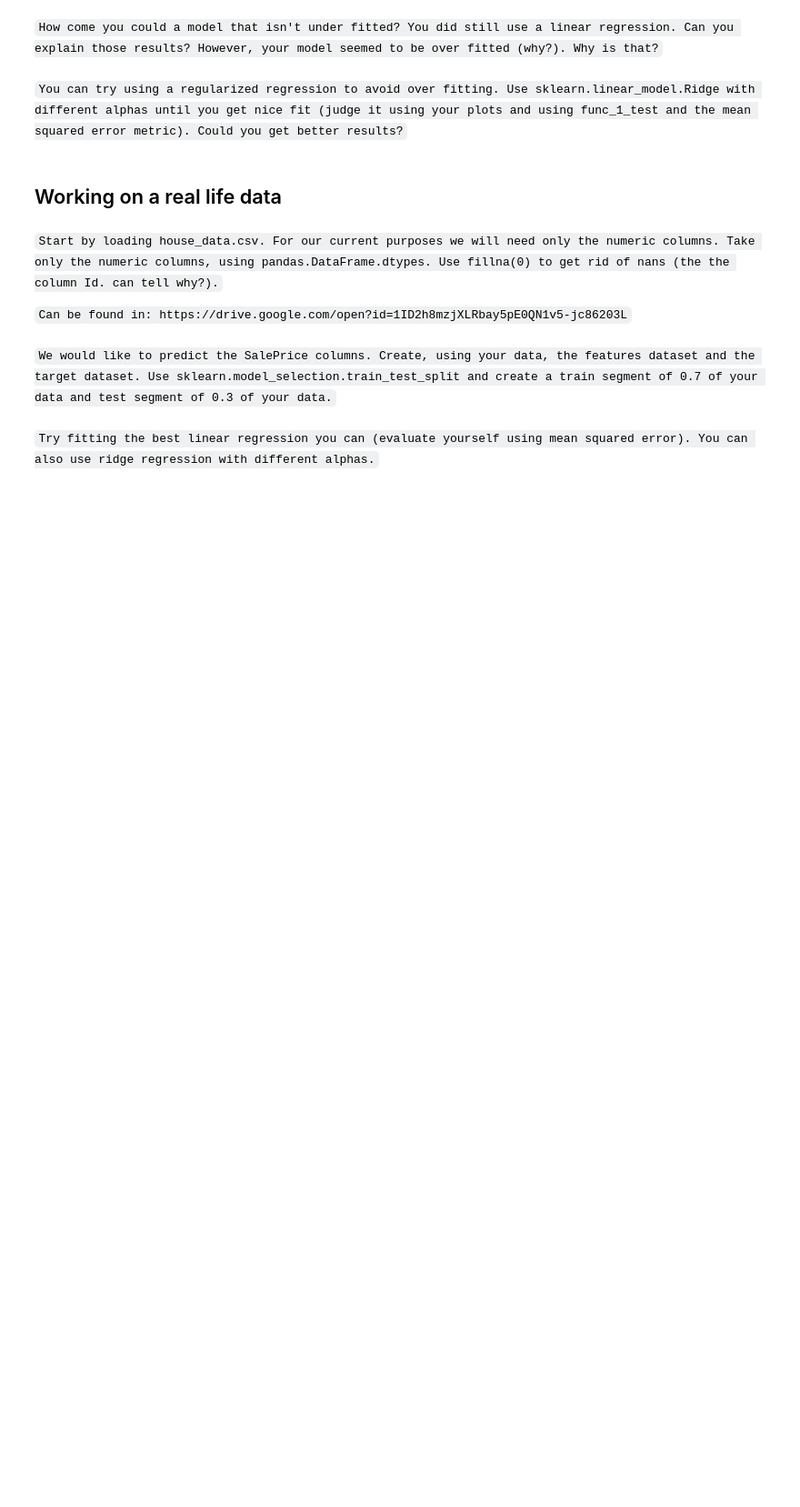
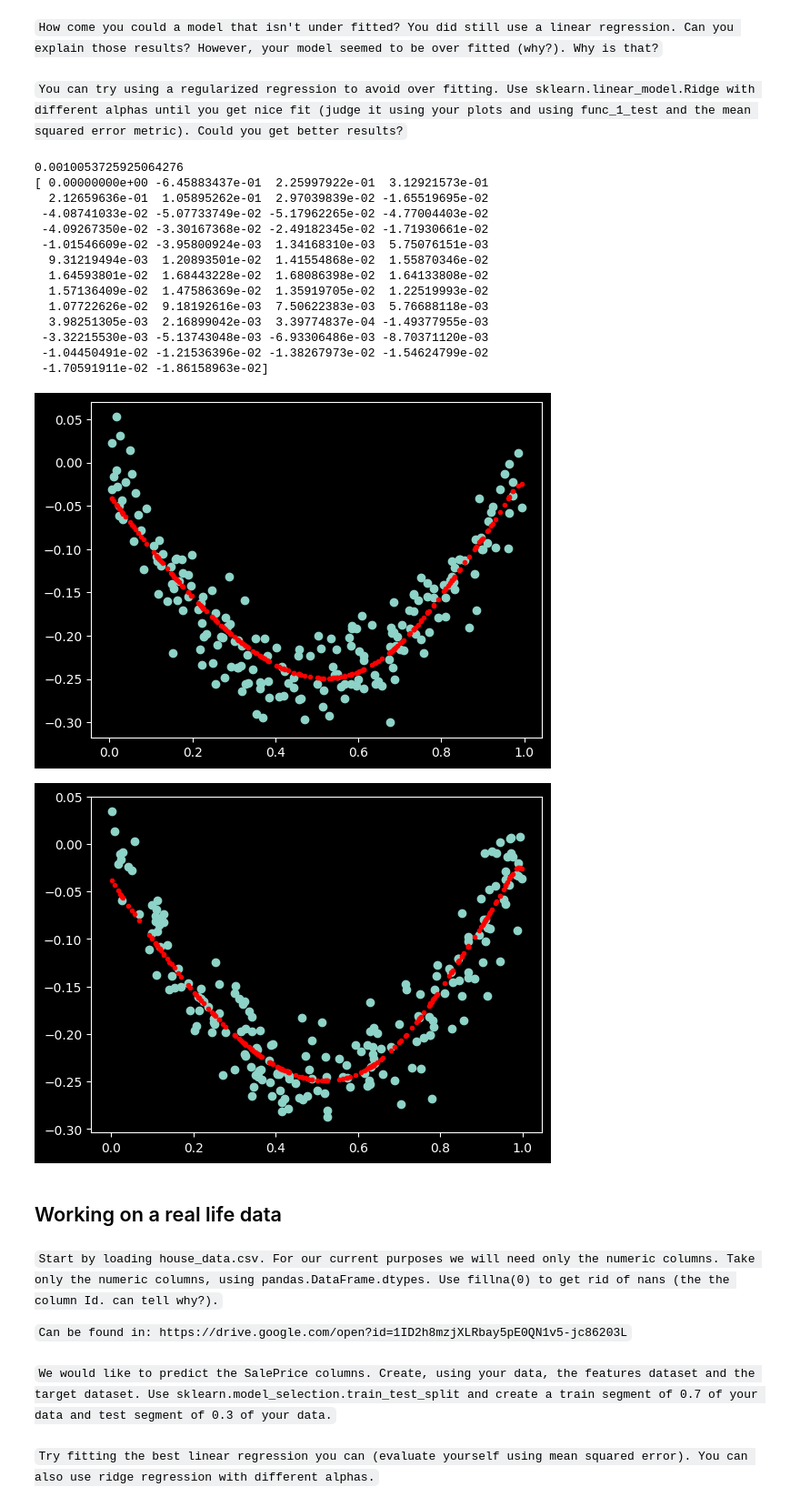
Before and after one commit to Avraham2489/DS_Training, a Jupyter notebook: D - ML/regression/exercise/regression.ipynb, the cells around one changed output. Shown at 91% size. Drawn from its saved outputs; the diff is of its cells as text; code cells hidden in the pictures; blank space fills up the shorter version.

````diff
--- a/D - ML/regression/exercise/regression.ipynb
+++ b/D - ML/regression/exercise/regression.ipynb
@@ -54,6 +133,36 @@ df = pd.read_csv('resources/func_1_test.csv')
 ```How come you could a model that isn't under fitted? You did still use a linear regression. Can you explain those results? However, your model seemed to be over fitted (why?). Why is that?```
 # %% [markdown]
 ```You can try using a regularized regression to avoid over fitting. Use sklearn.linear_model.Ridge with different alphas until you get nice fit (judge it using your plots and using func_1_test and the mean squared error metric). Could you get better results?```
+# %%
+reg=sklearn.linear_model.Ridge(alpha=0.1).fit(train_dataset,y_train)
+
+test_score=mean_squared(reg,x_test,y_test)
+print(test_score)
+print(reg.coef_)
+plt.plot(x_train,reg.predict(train_dataset),'r.')
+plt.scatter(x_train,y_train)
+plt.show()
+
+plt.plot(x_test,reg.predict(test_dataset),'r.')
+plt.scatter(x_test,y_test)
+plt.show()
+# %% [output]
+0.0010053725925064276
+[ 0.00000000e+00 -6.45883437e-01  2.25997922e-01  3.12921573e-01
+  2.12659636e-01  1.05895262e-01  2.97039839e-02 -1.65519695e-02
+ -4.08741033e-02 -5.07733749e-02 -5.17962265e-02 -4.77004403e-02
+ -4.09267350e-02 -3.30167368e-02 -2.49182345e-02 -1.71930661e-02
+ -1.01546609e-02 -3.95800924e-03  1.34168310e-03  5.75076151e-03
+  9.31219494e-03  1.20893501e-02  1.41554868e-02  1.55870346e-02
+  1.64593801e-02  1.68443228e-02  1.68086398e-02  1.64133808e-02
+  1.57136409e-02  1.47586369e-02  1.35919705e-02  1.22519993e-02
+  1.07722626e-02  9.18192616e-03  7.50622383e-03  5.76688118e-03
+  3.98251305e-03  2.16899042e-03  3.39774837e-04 -1.49377955e-03
+ -3.32215530e-03 -5.13743048e-03 -6.93306486e-03 -8.70371120e-03
+ -1.04450491e-02 -1.21536396e-02 -1.38267973e-02 -1.54624799e-02
+ -1.70591911e-02 -1.86158963e-02]
+[figure, added]
+[figure, added]
 # %% [markdown]
 ## Working on a real life data
 # %% [markdown]
````
Also changed, not shown: parts of 15 cells of this notebook, 4 other files.
